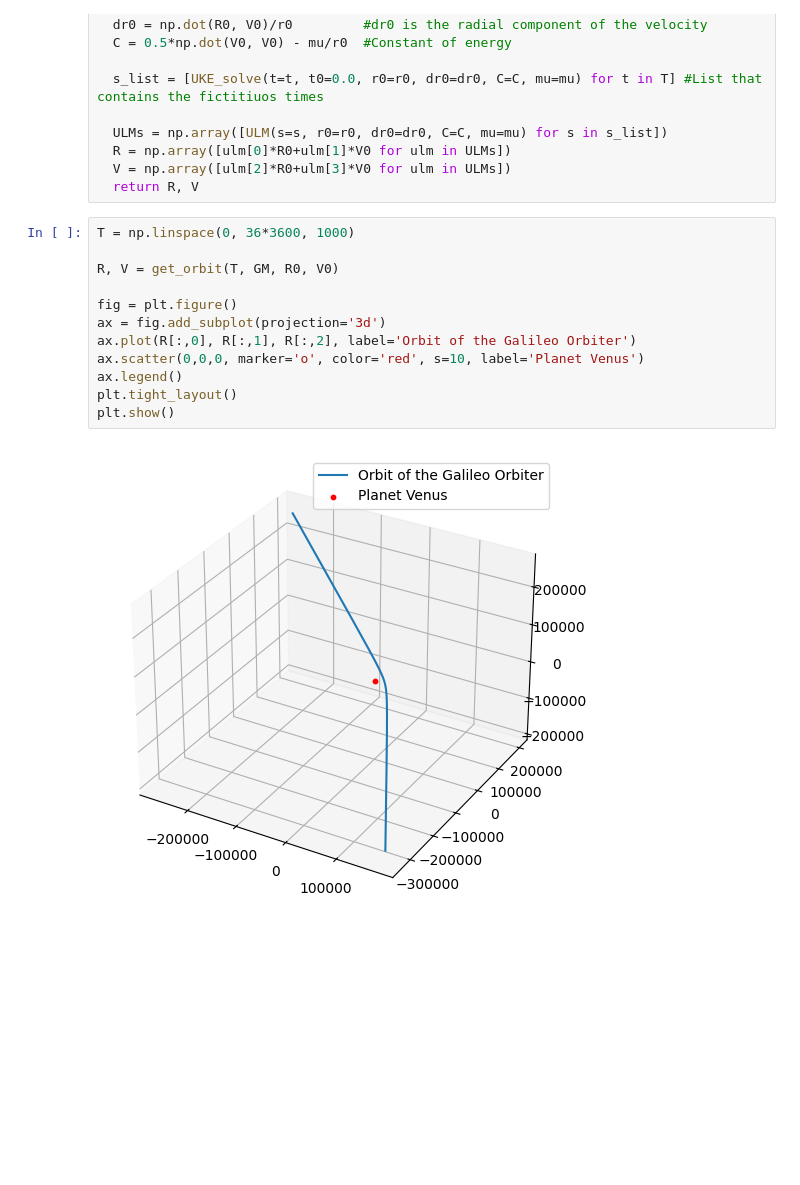
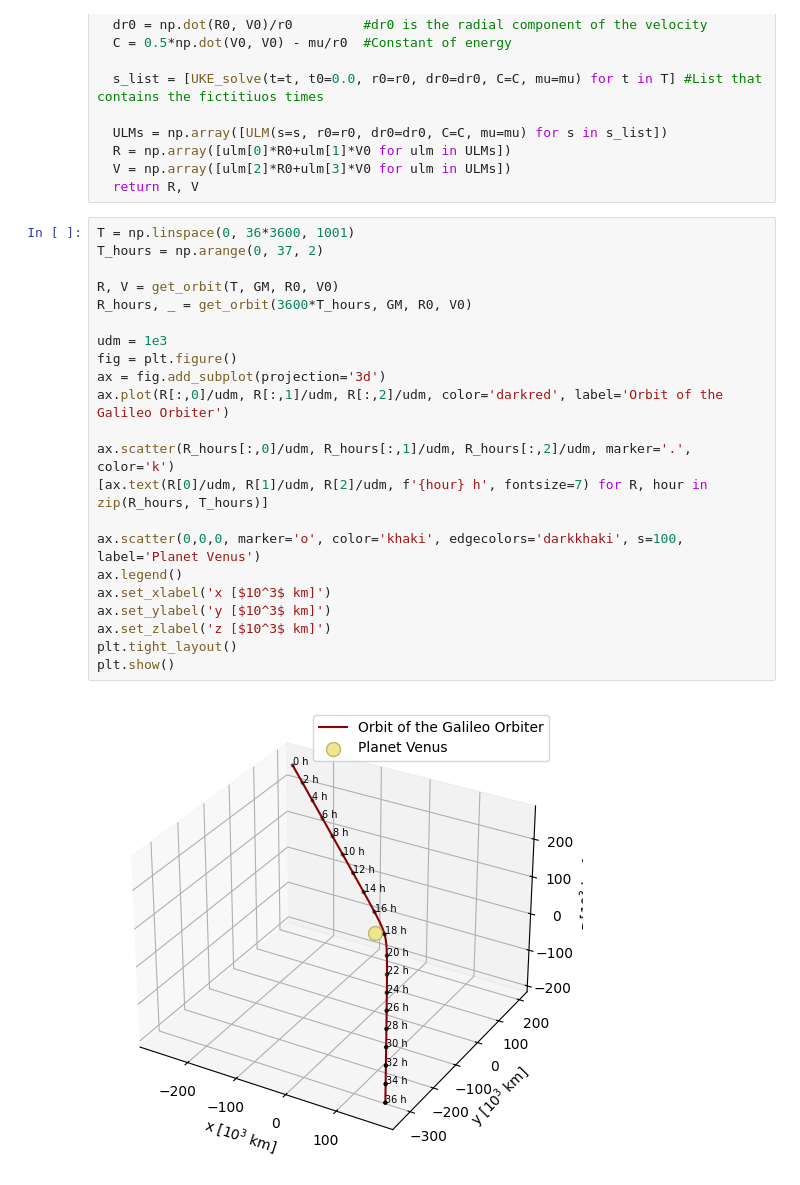
Before and after one commit to Giacomo-Menegatti/Celestial-Mechanics, a Jupyter notebook: Homework5/homework5.ipynb, the cells around one changed output. Cells and saved outputs as stored; diff of their text form; blank space fills up the shorter version.

```diff
--- a/Homework5/homework5.ipynb
+++ b/Homework5/homework5.ipynb
@@ -174,19 +176,29 @@ def get_orbit(T, mu, R0, V0):
   V = np.array([ulm[2]*R0+ulm[3]*V0 for ulm in ULMs])
   return R, V
 # %%
-T = np.linspace(0, 36*3600, 1000)
+T = np.linspace(0, 36*3600, 1001)
+T_hours = np.arange(0, 37, 2)
 
 R, V = get_orbit(T, GM, R0, V0)
+R_hours, _ = get_orbit(3600*T_hours, GM, R0, V0)
 
+udm = 1e3
 fig = plt.figure()
 ax = fig.add_subplot(projection='3d')
-ax.plot(R[:,0], R[:,1], R[:,2], label='Orbit of the Galileo Orbiter')
-ax.scatter(0,0,0, marker='o', color='red', s=10, label='Planet Venus')
+ax.plot(R[:,0]/udm, R[:,1]/udm, R[:,2]/udm, color='darkred', label='Orbit of the Galileo Orbiter')
+
+ax.scatter(R_hours[:,0]/udm, R_hours[:,1]/udm, R_hours[:,2]/udm, marker='.', color='k')
+[ax.text(R[0]/udm, R[1]/udm, R[2]/udm, f'{hour} h', fontsize=7) for R, hour in zip(R_hours, T_hours)]
+
+ax.scatter(0,0,0, marker='o', color='khaki', edgecolors='darkkhaki', s=100, label='Planet Venus')
 ax.legend()
+ax.set_xlabel('x [$10^3$ km]')
+ax.set_ylabel('y [$10^3$ km]')
+ax.set_zlabel('z [$10^3$ km]')
 plt.tight_layout()
 plt.show()
 # %% [output]
-[figure, old version]
+[figure, new version]
 # %%
 R, V = get_orbit(T=[36*3600], mu=GM, R0=R0, V0=V0)
 print('The final dynamical state is :')
```
Also changed, not shown: parts of 12 cells of this notebook.
